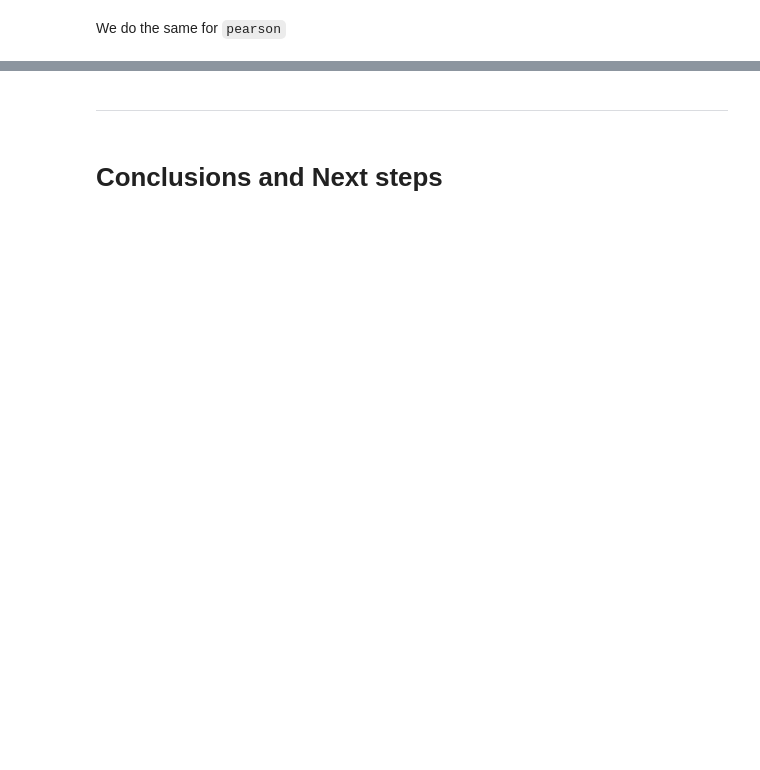
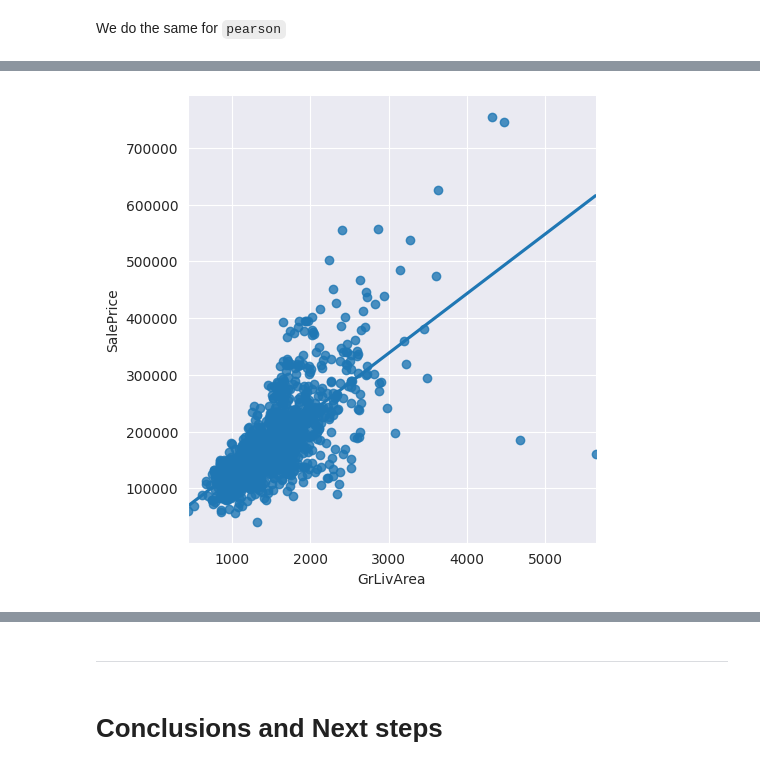
Before and after one commit to blackcatten/Heritage-Housing-Issues, a Jupyter notebook: jupyter_notebooks/02 - Churned Customer Study.ipynb, the cells around one changed output, grey strips where cells are left out. Saved outputs shown, nothing was run; the diff lists cells and outputs as text; code cells hidden in the pictures; blank space fills up the shorter version.

```diff
--- a/jupyter_notebooks/02 - Churned Customer Study.ipynb
+++ b/jupyter_notebooks/02 - Churned Customer Study.ipynb
@@ -184,0 +156,5 @@ fig.show(renderer='jupyterlab')
+# %%
+sns.lmplot(data=df, x="GrLivArea", y="SalePrice", ci=None)
+plt.show()
+# %% [output]
+[figure, added]
```
Also changed, not shown: parts of 42 cells of this notebook.
